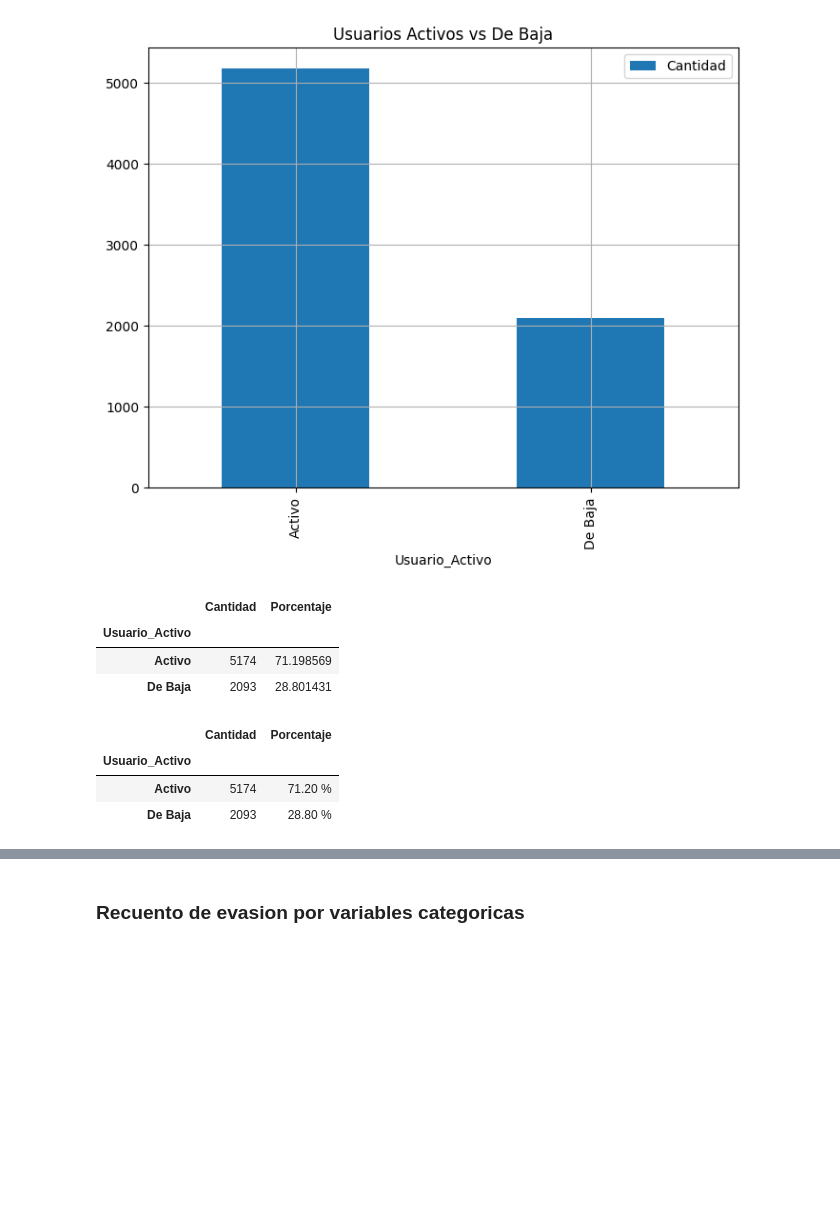
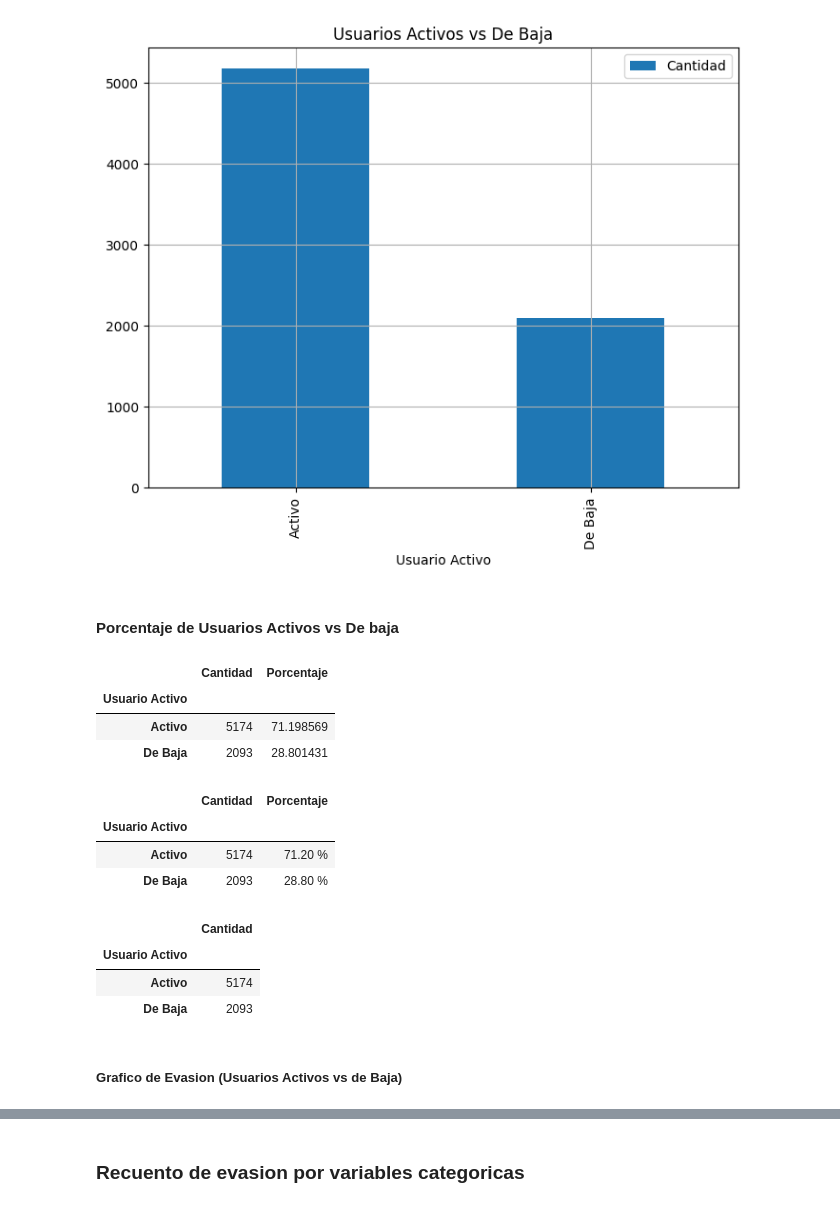
Before and after one commit to MrX7Torres/Challenge-TelecomX, a Jupyter notebook: Analisis_TelecomX.ipynb, the cells around one changed output, grey strips where cells are left out. Drawn from its saved outputs; the diff is of its cells as text; code cells hidden in the pictures; blank space fills up the shorter version.

```diff
--- a/Analisis_TelecomX.ipynb
+++ b/Analisis_TelecomX.ipynb
@@ -406,5 +378,5 @@ dtype: int64
 # %%
-descripcion_evasion = df['Usuario_Activo'].value_counts()
+descripcion_evasion = df['Usuario Activo'].value_counts()
 # %%
 descripcion_evasion = descripcion_evasion.to_frame()
 # %%
@@ -435,18 +396,31 @@ import matplotlib.pyplot as plt
 descripcion_evasion.plot(kind='bar', figsize=(8, 6), grid=True, title='Usuarios Activos vs De Baja');
 # %% [output]
 [figure]
-# %%
-descripcion_evasion['Porcentaje'] = descripcion_evasion*100 / descripcion_evasion.sum()
-descripcion_evasion
-# %% [output]
-|  | Cantidad | Porcentaje |
-| Usuario_Activo |  |  |
-| Activo | 5174 | 71.198569 |
-| De Baja | 2093 | 28.801431 |
+# %% [markdown]
+#### Porcentaje de Usuarios Activos vs De baja
+# %%
+porcentaje_evasion = descripcion_evasion.copy()
+# %%
+porcentaje_evasion['Porcentaje'] = porcentaje_evasion*100 / porcentaje_evasion.sum()
+porcentaje_evasion
+# %% [output]
+|  | Cantidad | Porcentaje |
+| Usuario Activo |  |  |
+| Activo | 5174 | 71.198569 |
+| De Baja | 2093 | 28.801431 |
 # %%
-descripcion_evasion.style.format({'Porcentaje':'{:.2f} %'})
+porcentaje_evasion.style.format({'Porcentaje':'{:.2f} %'})
 # %% [output]
 |  | Cantidad | Porcentaje |
-| Usuario_Activo |  |  |
+| Usuario Activo |  |  |
 | Activo | 5174 | 71.20 % |
 | De Baja | 2093 | 28.80 % |
+# %%
+descripcion_evasion
+# %% [output]
+|  | Cantidad |
+| Usuario Activo |  |
+| Activo | 5174 |
+| De Baja | 2093 |
+# %% [markdown]
+##### Grafico de Evasion (Usuarios Activos vs de Baja)
```
Also changed, not shown: parts of 68 cells of this notebook.
